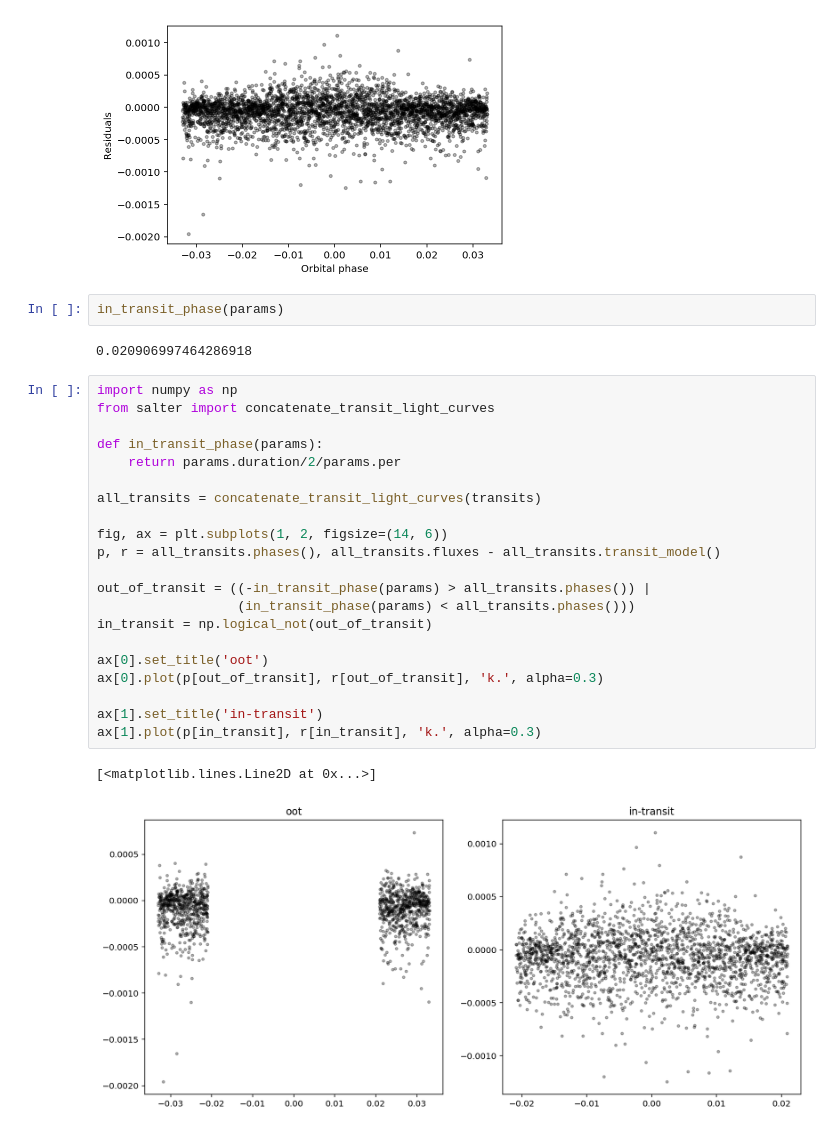
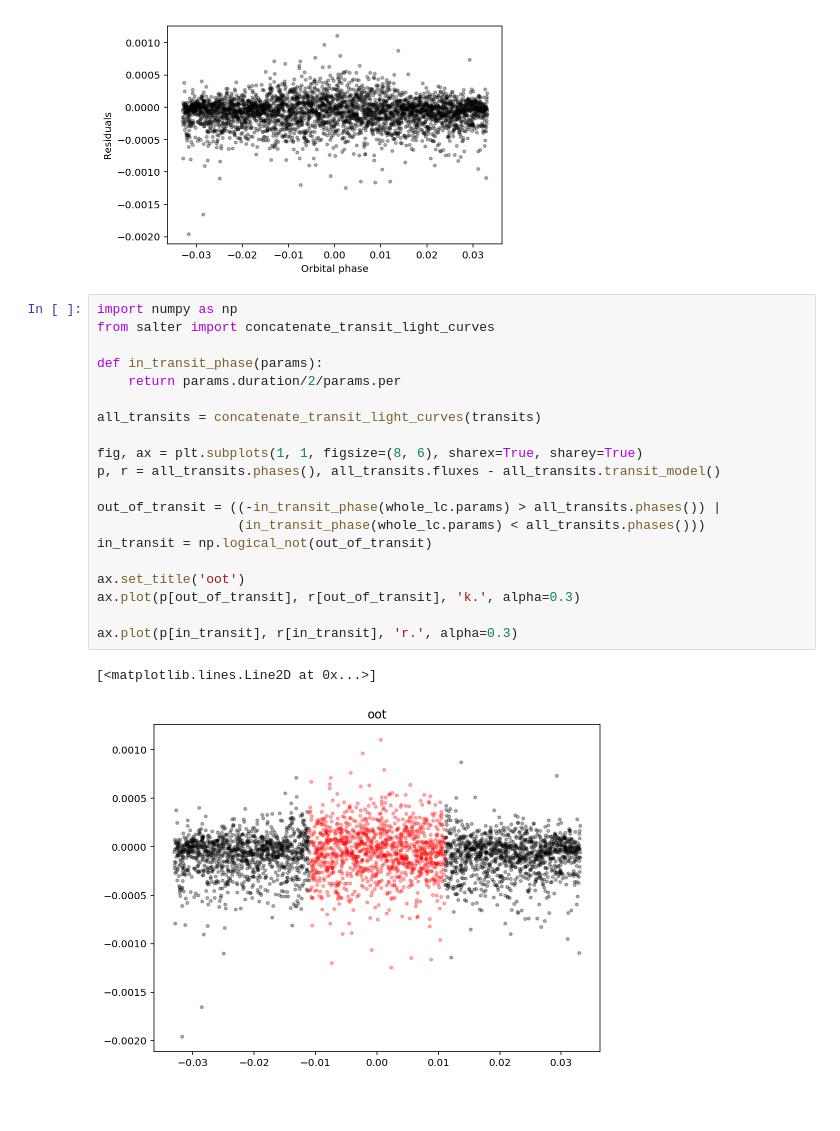
Before and after one commit to bmorris3/salter, a Jupyter notebook: show_lc.ipynb, the cells around one changed output. Drawn from its saved outputs; the diff is of its cells as text; blank space fills up the shorter version.

```diff
--- a/show_lc.ipynb
+++ b/show_lc.ipynb
@@ -80,34 +80,29 @@ plt.ylabel('Residuals')
 # %% [output]
 <matplotlib.text.Text at 0x...>
 [figure]
-# %%
-in_transit_phase(params)
-# %% [output]
-0.020906997464286918
 # %%
 import numpy as np
 from salter import concatenate_transit_light_curves
 
 def in_transit_phase(params):
     return params.duration/2/params.per
 
 all_transits = concatenate_transit_light_curves(transits)
 
-fig, ax = plt.subplots(1, 2, figsize=(14, 6))
+fig, ax = plt.subplots(1, 1, figsize=(8, 6), sharex=True, sharey=True)
 p, r = all_transits.phases(), all_transits.fluxes - all_transits.transit_model()
 
-out_of_transit = ((-in_transit_phase(params) > all_transits.phases()) |
-                  (in_transit_phase(params) < all_transits.phases()))
+out_of_transit = ((-in_transit_phase(whole_lc.params) > all_transits.phases()) |
+                  (in_transit_phase(whole_lc.params) < all_transits.phases()))
 in_transit = np.logical_not(out_of_transit)
 
-ax[0].set_title('oot')
-ax[0].plot(p[out_of_transit], r[out_of_transit], 'k.', alpha=0.3)
+ax.set_title('oot')
+ax.plot(p[out_of_transit], r[out_of_transit], 'k.', alpha=0.3)
 
-ax[1].set_title('in-transit')
-ax[1].plot(p[in_transit], r[in_transit], 'k.', alpha=0.3)
+ax.plot(p[in_transit], r[in_transit], 'r.', alpha=0.3)
 # %% [output]
 [<matplotlib.lines.Line2D at 0x...>]
-[figure, old version]
+[figure, new version]
 # %%
 from scipy.stats import shapiro, ks_2samp
 
```
Also changed, not shown: parts of 1 cell of this notebook.
